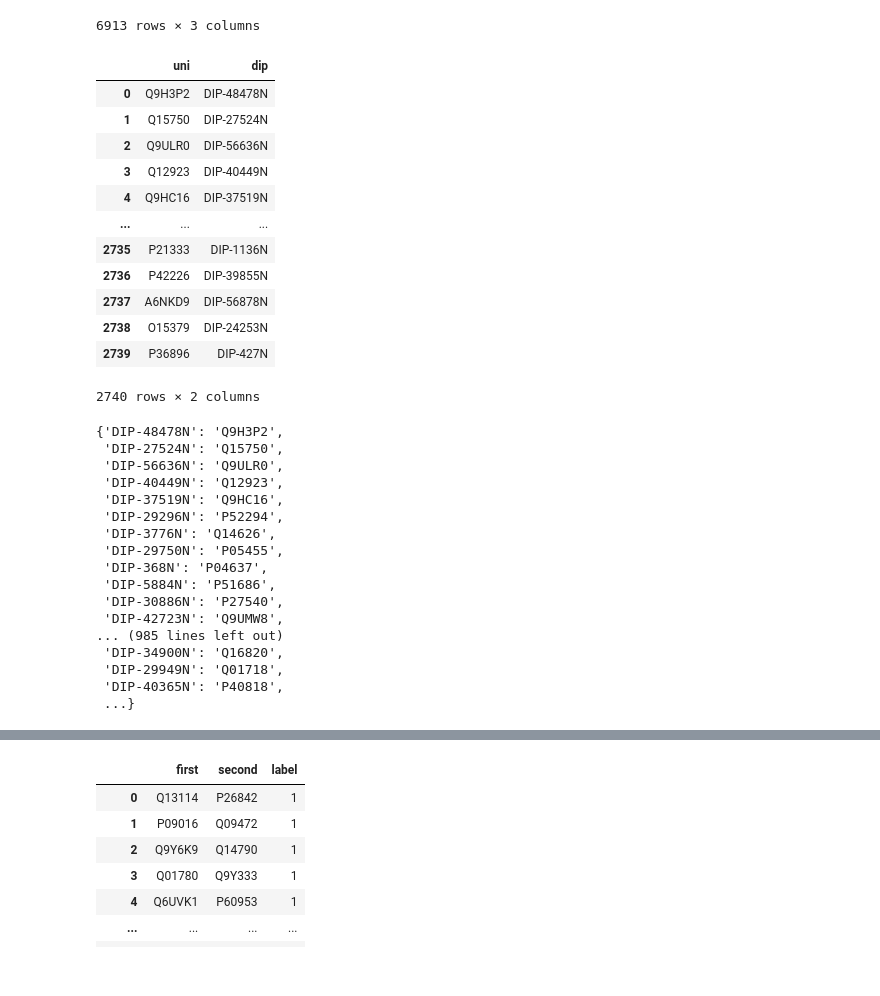
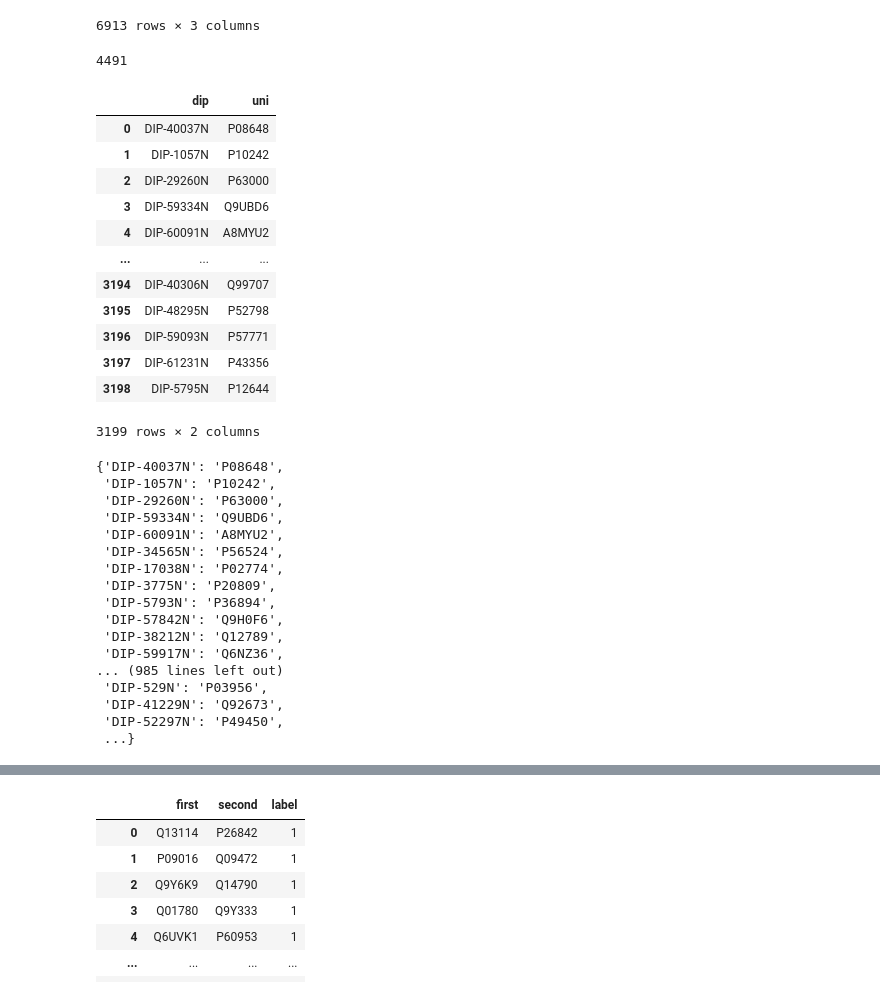
Before and after one commit to anhvt00/MCAPS, a Jupyter notebook: data/External-datasets/DIP_20160430/prep_dip.ipynb, the cells around one changed output, grey strips where cells are left out. Cells and saved outputs as stored; diff of their text form; code cells hidden in the pictures.

```diff
--- a/data/External-datasets/DIP_20160430/prep_dip.ipynb
+++ b/data/External-datasets/DIP_20160430/prep_dip.ipynb
@@ -22,5 +22,9 @@ dip_orig
 | 6911 | DIP-46409N | DIP-46411N | 1 |
 | 6912 | DIP-34800N | DIP-46409N | 1 |
 6913 rows × 3 columns
+# %%
+len(dip_orig_proteins)
+# %% [output]
+4491
 # %%
 dip_orig_proteins = list(set(list(dip_orig['first']) + list(dip_orig['second'])))
@@ -29,44 +33,44 @@ for id_protein in dip_orig_proteins:
     f.write(id_protein+'\n')
 # %%
 # Load dip-uni dataframe
-dip_uni = pd.read_csv('uni2dip.tsv', sep='\t')
-dip_uni.columns = ['uni', 'dip']
+dip_uni = pd.read_csv('dip2uni2.tsv', sep='\t')
+dip_uni.columns = ['dip', 'uni']
 dip_uni
 # %% [output]
-|  | uni | dip |
-| 0 | Q9H3P2 | DIP-48478N |
-| 1 | Q15750 | DIP-27524N |
-| 2 | Q9ULR0 | DIP-56636N |
-| 3 | Q12923 | DIP-40449N |
-| 4 | Q9HC16 | DIP-37519N |
+|  | dip | uni |
+| 0 | DIP-40037N | P08648 |
+| 1 | DIP-1057N | P10242 |
+| 2 | DIP-29260N | P63000 |
+| 3 | DIP-59334N | Q9UBD6 |
+| 4 | DIP-60091N | A8MYU2 |
 | ... | ... | ... |
-| 2735 | P21333 | DIP-1136N |
-| 2736 | P42226 | DIP-39855N |
-| 2737 | A6NKD9 | DIP-56878N |
-| 2738 | O15379 | DIP-24253N |
-| 2739 | P36896 | DIP-427N |
+| 3194 | DIP-40306N | Q99707 |
+| 3195 | DIP-48295N | P52798 |
+| 3196 | DIP-59093N | P57771 |
+| 3197 | DIP-61231N | P43356 |
+| 3198 | DIP-5795N | P12644 |
-2740 rows × 2 columns
+3199 rows × 2 columns
 # %%
 # Create dip uni dictionary
 dict_dip_uni = {dip: uni for dip, uni in zip(dip_uni['dip'].values, dip_uni['uni'].values)}
 dict_dip_uni
 # %% [output]
-{'DIP-48478N': 'Q9H3P2',
- 'DIP-27524N': 'Q15750',
- 'DIP-56636N': 'Q9ULR0',
- 'DIP-40449N': 'Q12923',
- 'DIP-37519N': 'Q9HC16',
- 'DIP-29296N': 'P52294',
- 'DIP-3776N': 'Q14626',
- 'DIP-29750N': 'P05455',
- 'DIP-368N': 'P04637',
- 'DIP-5884N': 'P51686',
- 'DIP-30886N': 'P27540',
- 'DIP-42723N': 'Q9UMW8',
+{'DIP-40037N': 'P08648',
+ 'DIP-1057N': 'P10242',
+ 'DIP-29260N': 'P63000',
+ 'DIP-59334N': 'Q9UBD6',
+ 'DIP-60091N': 'A8MYU2',
+ 'DIP-34565N': 'P56524',
+ 'DIP-17038N': 'P02774',
+ 'DIP-3775N': 'P20809',
+ 'DIP-5793N': 'P36894',
+ 'DIP-57842N': 'Q9H0F6',
+ 'DIP-38212N': 'Q12789',
+ 'DIP-59917N': 'Q6NZ36',
 ... (985 lines left out)
- 'DIP-34900N': 'Q16820',
- 'DIP-29949N': 'Q01718',
- 'DIP-40365N': 'P40818',
+ 'DIP-529N': 'P03956',
+ 'DIP-41229N': 'Q92673',
+ 'DIP-52297N': 'P49450',
  ...}
 # %%
 def dip_to_uni(dip_id):
```
Also changed, not shown: parts of 11 cells of this notebook, 11 other files.
